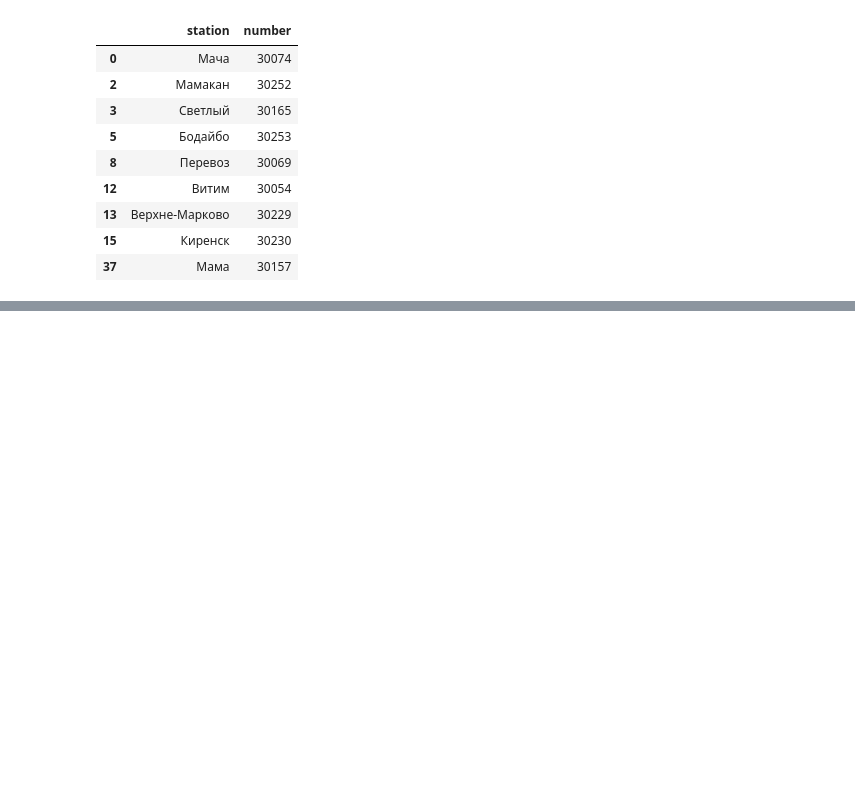
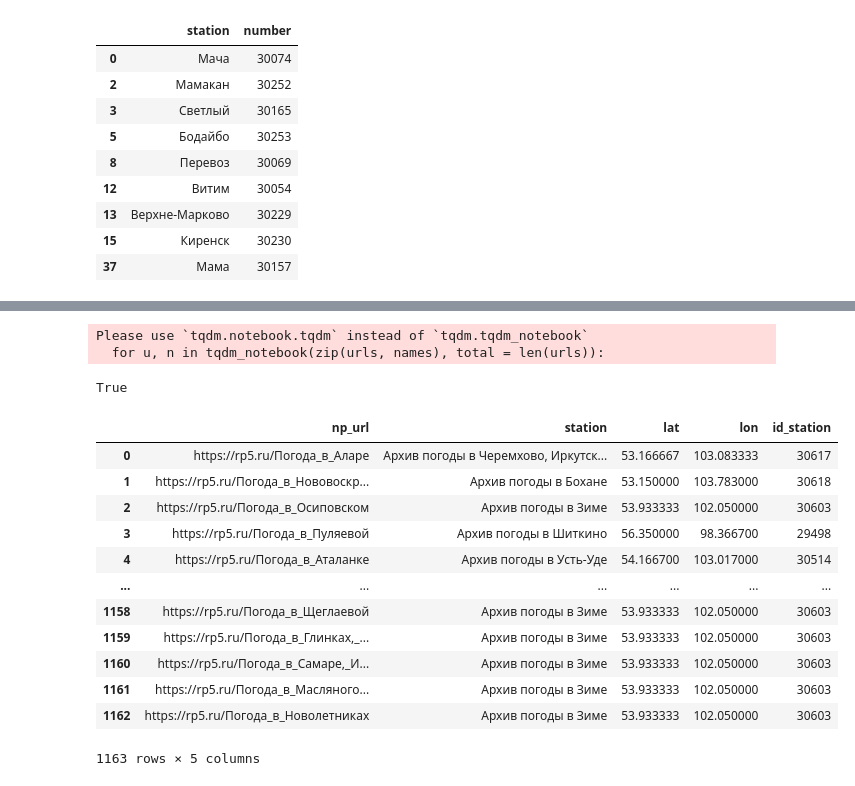
Before and after one commit to yupest/weather_forcast, a Jupyter notebook: Weather processing.ipynb, the cells around one changed output, grey strips where cells are left out. Drawn from its saved outputs; the diff is of its cells as text; code cells hidden in the pictures; blank space fills up the shorter version.

```diff
--- a/Weather processing.ipynb
+++ b/Weather processing.ipynb
@@ -168,0 +209,21 @@ df_temp.loc[df_temp.station.isin(ms.HubName.drop_duplicates())].sort_values(['st
+# %%
+d = []
+
+for u, n in tqdm_notebook(zip(urls, names), total = len(urls)):
+    html = requests.get(u).text
+    soup = BeautifulSoup(html, 'html')
+
+    if 'район' not in n:
+        el = soup.find('div', {'class':'intoLeftNavi'}).find_all('a')[-2]
+        u, n = url+el['href'], el.text
+        html = requests.get(u).text
+        soup = BeautifulSoup(html, 'html')
+
+    np_urls = [url+'/'+i.a['href'] for i in soup.find_all('div', {'class':'city_link'})]
+    np_names = [i.a.text for i in soup.find_all('div', {'class':'city_link'})]
+
+    for j in range(len(np_urls)):
+        d.append({'district':n, 'district_url':u, 'np':np_names[j], 'np_url':np_urls[j]})
+# %% [output]
+Please use `tqdm.notebook.tqdm` instead of `tqdm.tqdm_notebook`
+  for u, n in tqdm_notebook(zip(urls, names), total = len(urls)):
@@ -168,0 +294,3 @@ df_temp.loc[df_temp.station.isin(ms.HubName.drop_duplicates())].sort_values(['st
+# %%
+forcast = []
+ids_station = []
@@ -168,0 +311,22 @@ df_temp.loc[df_temp.station.isin(ms.HubName.drop_duplicates())].sort_values(['st
+# %%
+'_метеодатчик' in requests.utils.unquote('http://rp5.ru/%D0%90%D1%80%D1%85%D0%B8%D0%B2_%D0%BF%D0%BE%D0%B3%D0%BE%D0%B4%D1%8B_%D0%BD%D0%B0_%D1%83%D0%BB._%D0%9F%D1%80%D0%BE%D0%BB%D0%B5%D1%82%D0%B0%D1%80%D1%81%D0%BA%D0%BE%D0%B9,_7_%D0%B2_%D0%97%D0%B8%D0%BC%D0%B5_%D0%B2_%D0%97%D0%B8%D0%BC%D0%B8%D0%BD%D1%81%D0%BA%D0%BE%D0%BC_%D1%80%D0%B0%D0%B9%D0%BE%D0%BD%D0%B5,_%D0%BC%D0%B5%D1%82%D0%B5%D0%BE%D0%B4%D0%B0%D1%82%D1%87%D0%B8%D0%BA')
+# %% [output]
+True
+# %%
+df_stations = pd.DataFrame(forcast).drop_duplicates()
+# %%
+df_stations
+# %% [output]
+|  | np_url | station | lat | lon | id_station |
+| 0 | https://rp5.ru/Погода_в_Аларе | Архив погоды в Черемхово, Иркутск... | 53.166667 | 103.083333 | 30617 |
+| 1 | https://rp5.ru/Погода_в_Нововоскр... | Архив погоды в Бохане | 53.150000 | 103.783000 | 30618 |
+| 2 | https://rp5.ru/Погода_в_Осиповском | Архив погоды в Зиме | 53.933333 | 102.050000 | 30603 |
+| 3 | https://rp5.ru/Погода_в_Пуляевой | Архив погоды в Шиткино | 56.350000 | 98.366700 | 29498 |
+| 4 | https://rp5.ru/Погода_в_Аталанке | Архив погоды в Усть-Уде | 54.166700 | 103.017000 | 30514 |
+| ... | ... | ... | ... | ... | ... |
+| 1158 | https://rp5.ru/Погода_в_Щеглаевой | Архив погоды в Зиме | 53.933333 | 102.050000 | 30603 |
+| 1159 | https://rp5.ru/Погода_в_Глинках,_... | Архив погоды в Зиме | 53.933333 | 102.050000 | 30603 |
+| 1160 | https://rp5.ru/Погода_в_Самаре,_И... | Архив погоды в Зиме | 53.933333 | 102.050000 | 30603 |
+| 1161 | https://rp5.ru/Погода_в_Масляного... | Архив погоды в Зиме | 53.933333 | 102.050000 | 30603 |
+| 1162 | https://rp5.ru/Погода_в_Новолетниках | Архив погоды в Зиме | 53.933333 | 102.050000 | 30603 |
+1163 rows × 5 columns
```
Also changed, not shown: parts of 21 cells of this notebook.
